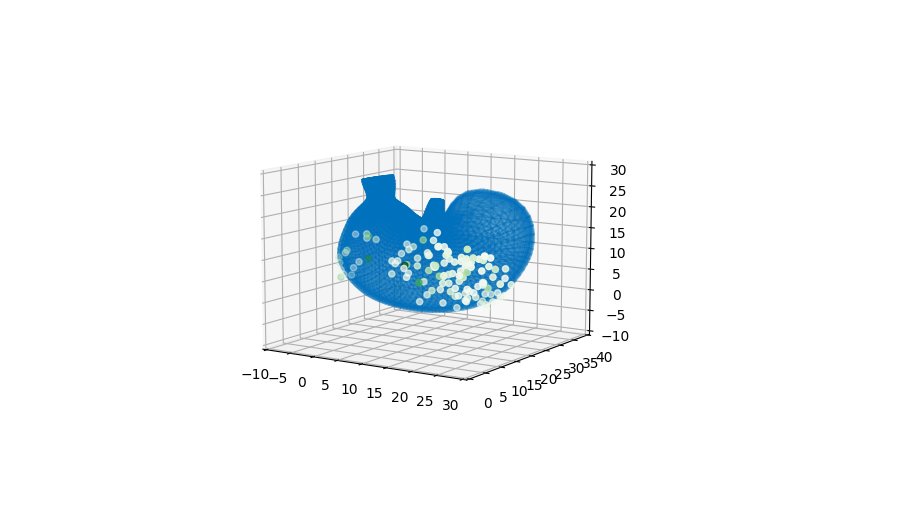
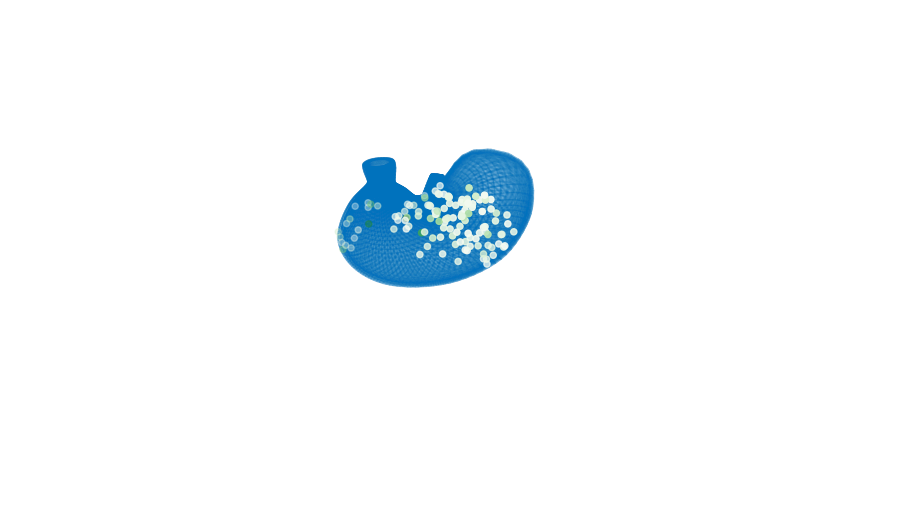
Before and after one commit to SPARC-FAIR-Codeathon/QuiltedTutorials, a Jupyter notebook: main.ipynb, the cells around one changed output. Cells and saved outputs as stored; diff of their text form; code cells hidden in the pictures.

Commit message:
fine tuning offset for thickness and jitter

```diff
--- a/main.ipynb
+++ b/main.ipynb
@@ -43,7 +43,7 @@ def map_to_3d(inpPts, inpMesh):
     for i, pt in enumerate(inpPts):
         min_arg = np.argmin(np.sqrt(np.sum(np.power(np.abs((pt-vert_ventral[:, 1:3])),2), 1)))
         matched_x = vert_ventral[min_arg, 0]
-        matched_x -= 2 - np.random.rand()*1 # this adds some random jitter so that triangles don't obscure points
+        matched_x -= 1 + np.random.rand()*0.31 # this adds some random jitter so that triangles don't obscure points
         out[i, :] = [matched_x, pt[0], pt[1]]
     return out
 # %%
@@ -90,28 +90,28 @@ data_threeDim = map_to_3d(data_twoDim, your_mesh)
 # %%
 # this enables interactivity in jupyterlab and needs to be in the same cell as the plotting calls
 %matplotlib widget
 
 # start a matplotlib 3d interactive figure
 fig = plt.figure()
 ax = fig.add_subplot(projection='3d')
 
 # add mesh as triangle polygons to 3d matplotlib view
 faces = mplot3d.art3d.Poly3DCollection(your_mesh.vectors, color=(0, 0.4470, 0.7410))
 faces.set_edgecolor((0, 0.4470, 0.7410, 0.1))
 faces.set_alpha(0.1)
 ax.add_collection3d(faces)
 
 # plot the projected neurons coloured by their area of innervation
 ax.scatter(data_threeDim[:,0], data_threeDim[:,1], data_threeDim[:,2], c=data_intensity, cmap='Greens')
 
 # Scale view to the mesh size and turn off axis chrome
 ax.set_xlim(0,40)
 ax.set_ylim(-10,30)
 ax.set_zlim(-10,30)
 ax.axis('off')
 
 # show ventral surface and plot projected neurons
-ax.view_init(10, -57, 'y')
+ax.view_init(-10, -57, 'y')
 plt.show()
 # %% [output]
-[figure, old version]
+[figure, new version]
```
